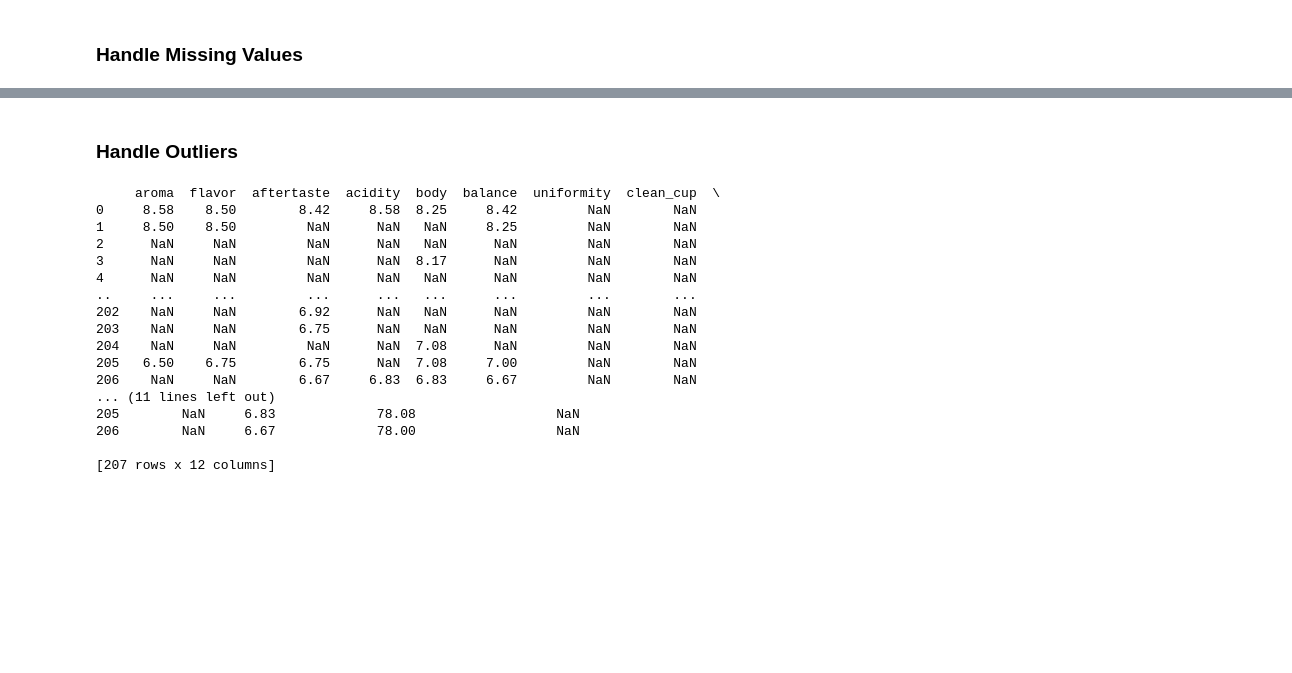
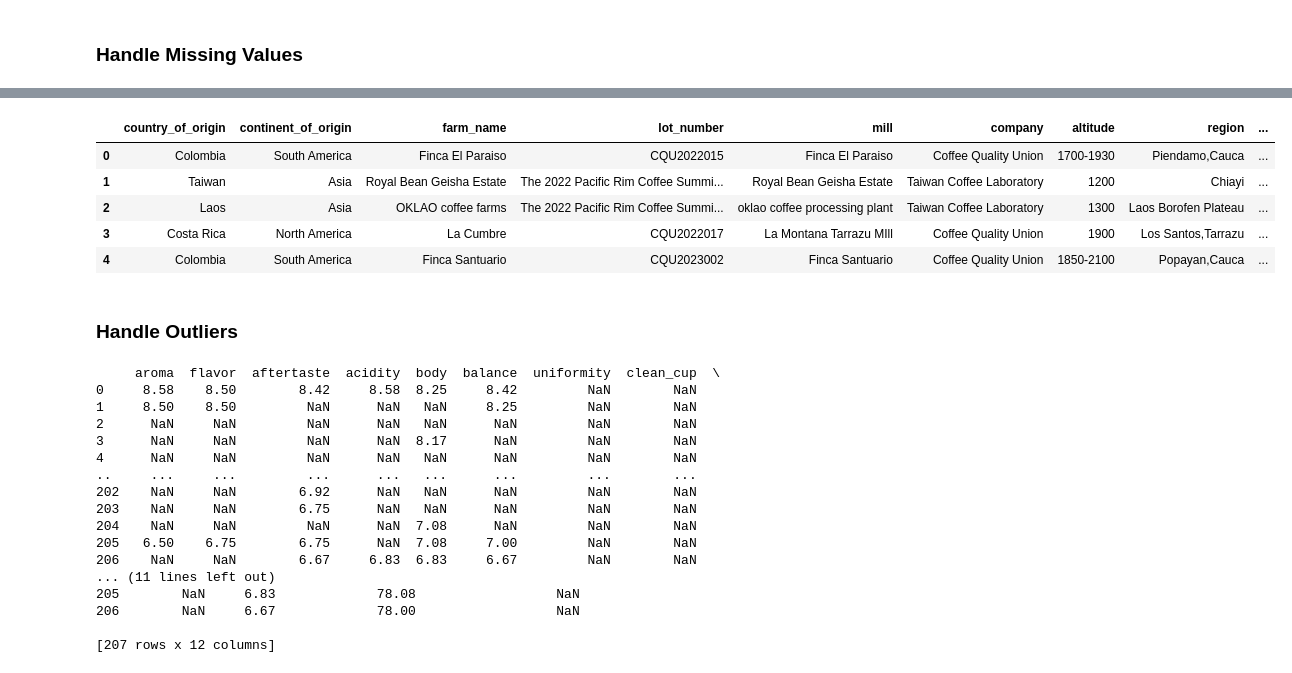
Before and after one commit to ismayc/oreilly-fundamentals-of-statistics-with-python, a Jupyter notebook: exercises_solutions.ipynb, the cells around one changed output, grey strips where cells are left out. Drawn from its saved outputs; the diff is of its cells as text; code cells hidden in the pictures; blank space fills up the shorter version.

```diff
--- a/exercises_solutions.ipynb
+++ b/exercises_solutions.ipynb
@@ -825,3 +880,26 @@ grading_date           0
+# %%
+# Make a copy of the dataset for imputation
+coffee_quality_imputed = coffee_quality.copy()
+
+# Select only numeric columns
+numeric_columns = coffee_quality_imputed \
+  .select_dtypes(include=[np.number]) \
+  .columns
+
+# Fill missing values in numeric columns with the median
+coffee_quality_imputed[numeric_columns] = \
+  coffee_quality_imputed[numeric_columns] \
+  .fillna(coffee_quality_imputed[numeric_columns].median())
+
+# Display the first few rows of the imputed dataset
+coffee_quality_imputed.head()
+# %% [output]
+|  | country_of_origin | continent_of_origin | farm_name | lot_number | mill | company | altitude | region | ... |
+| 0 | Colombia | South America | Finca El Paraiso | CQU2022015 | Finca El Paraiso | Coffee Quality Union | 1700-1930 | Piendamo,Cauca | ... |
+| 1 | Taiwan | Asia | Royal Bean Geisha Estate | The 2022 Pacific Rim Coffee Summi... | Royal Bean Geisha Estate | Taiwan Coffee Laboratory | 1200 | Chiayi | ... |
+| 2 | Laos | Asia | OKLAO coffee farms | The 2022 Pacific Rim Coffee Summi... | oklao coffee processing plant | Taiwan Coffee Laboratory | 1300 | Laos Borofen Plateau | ... |
+| 3 | Costa Rica | North America | La Cumbre | CQU2022017 | La Montana Tarrazu MIll | Coffee Quality Union | 1900 | Los Santos,Tarrazu | ... |
+| 4 | Colombia | South America | Finca Santuario | CQU2023002 | Finca Santuario | Coffee Quality Union | 1850-2100 | Popayan,Cauca | ... |
 # %% [markdown]
 ### Handle Outliers
 # %%
```
Also changed, not shown: parts of 62 cells of this notebook, 1 other file.
